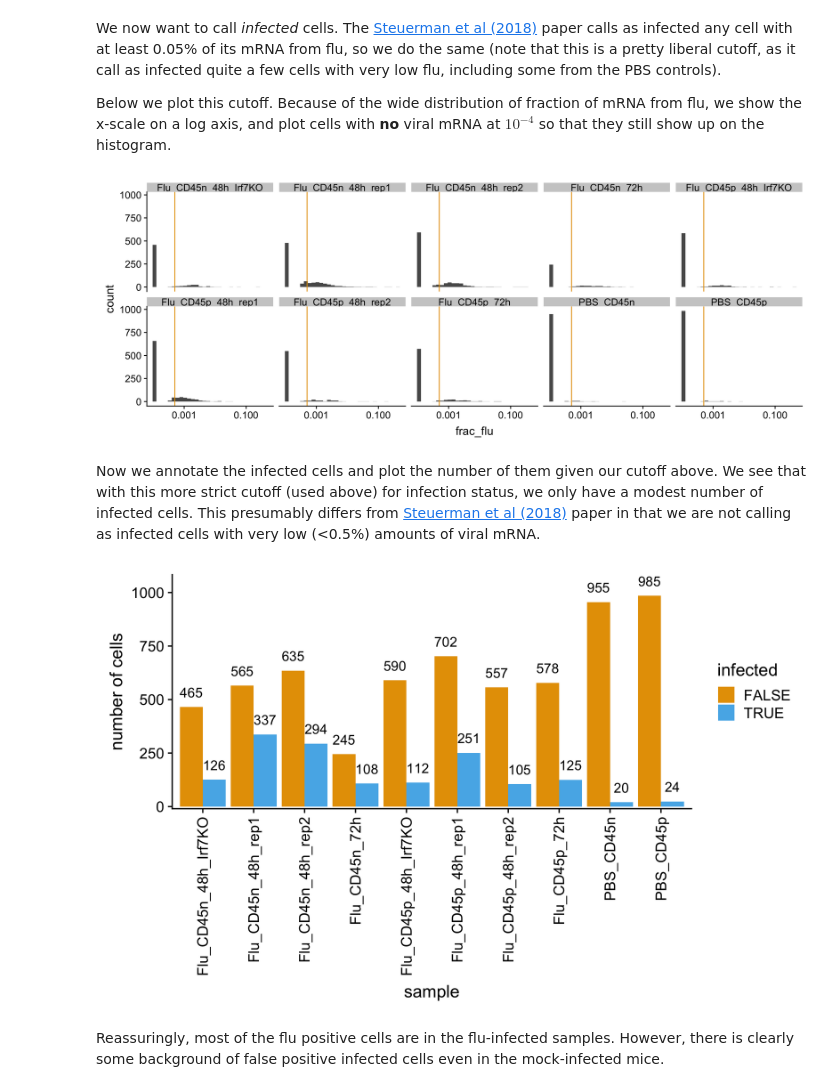
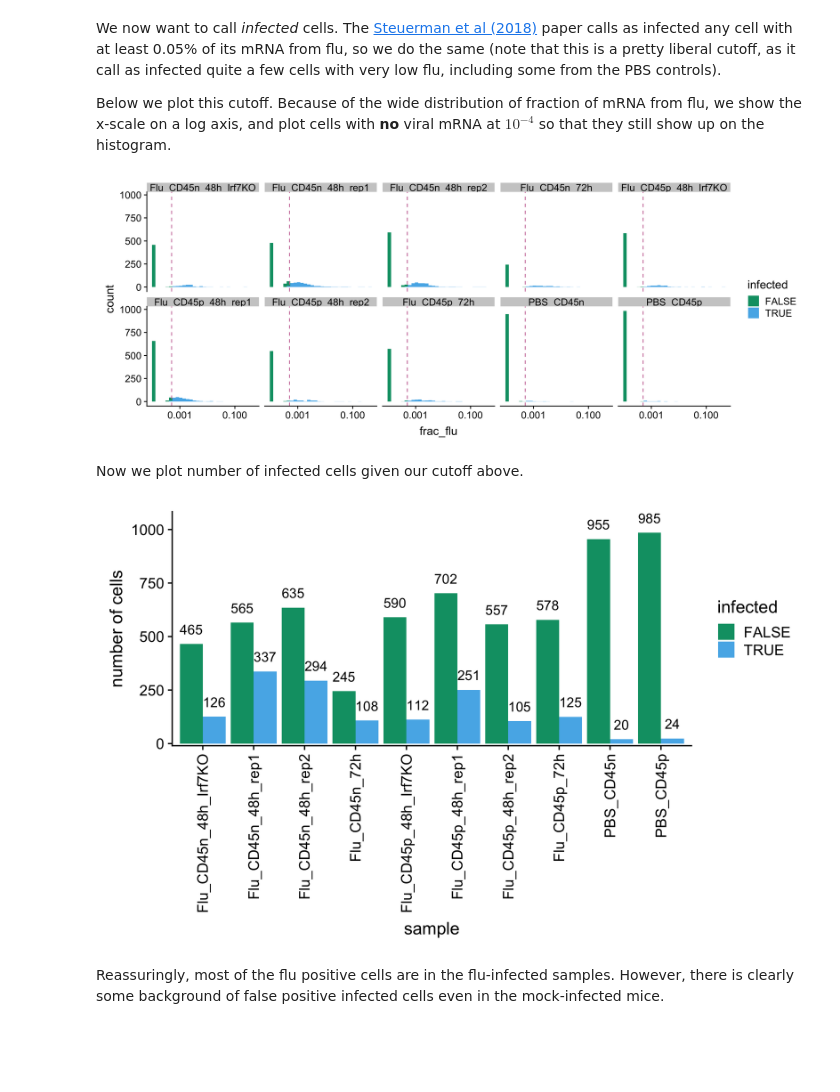
Before and after one commit to jbloomlab/IFNsorted_flu_single_cell, a Jupyter notebook: paper/figures/IFN_stochastic/SteuermanReanalysis/Steuerman_reanalysis.ipynb, the cells around one changed output. Saved outputs shown, nothing was run; the diff lists cells and outputs as text; code cells hidden in the pictures; blank space fills up the shorter version.

```diff
--- a/paper/figures/IFN_stochastic/SteuermanReanalysis/Steuerman_reanalysis.ipynb
+++ b/paper/figures/IFN_stochastic/SteuermanReanalysis/Steuerman_reanalysis.ipynb
@@ -222,36 +222,35 @@ Because of the wide distribution of fraction of mRNA from flu, we show the x-sca
 # %%
 min_frac_flu <- 0.0005
 
+pData(expr_set)$infected <- (pData(expr_set)$frac_flu > min_frac_flu)
+
 p_frac_flu <- ggplot(
     pData(expr_set) %>% mutate(frac_flu=pmax(frac_flu, 1e-4)),
-      aes(frac_flu)) +
+      aes(frac_flu, fill=infected)) +
+  scale_fill_manual(values=c(cbPalette[4], cbPalette[3])) +
   geom_histogram(bins=30) +
-  geom_vline(xintercept=min_frac_flu, color=cbPalette[[2]]) +
+  geom_vline(xintercept=min_frac_flu, color=cbPalette[[8]], linetype='dashed') +
   facet_wrap(~ sample, ncol=5) +
   scale_x_log10()
 
 saveShowPlot(p_frac_flu, width=12, height=4.5)
 # %% [output]
-[figure, old version]
+[figure, new version]
-# %% [markdown]
-Now we annotate the infected cells and plot the number of them given our cutoff above.
-We see that with this more strict cutoff (used above) for infection status, we only have a modest number of infected cells.
-This presumably differs from [Steuerman et al (2018)](https://doi.org/10.1016/j.cels.2018.05.008) paper in that we are not calling as infected cells with very low (<0.5%) amounts of viral mRNA.
+# %% [markdown]
+Now we plot number of infected cells given our cutoff above.
 # %%
-pData(expr_set)$infected <- (pData(expr_set)$frac_flu > min_frac_flu)
-
 p_ninfected <- ggplot(pData(expr_set), aes(sample, fill=infected)) +
   geom_bar(position=position_dodge()) +
   geom_text(stat="count", aes(label=..count..), vjust=-1,
     position=position_dodge(width=0.9)) +
   theme(axis.text.x=element_text(angle=90, hjust=1, vjust=0.5)) +
   scale_y_continuous(expand=expand_scale(c(0.01, 0.1))) +
-  scale_fill_manual(values=c(cbPalette[[2]], cbPalette[3])) +
+  scale_fill_manual(values=c(cbPalette[[4]], cbPalette[3])) +
   ylab("number of cells")
 
 saveShowPlot(p_ninfected, width=8, height=5)
 # %% [output]
-[figure, old version]
+[figure, new version]
 # %% [markdown]
 Reassuringly, most of the flu positive cells are in the flu-infected samples.
 However, there is clearly some background of false positive infected cells even in the mock-infected mice.
```
Also changed, not shown: parts of 7 cells of this notebook, 4 other files.
